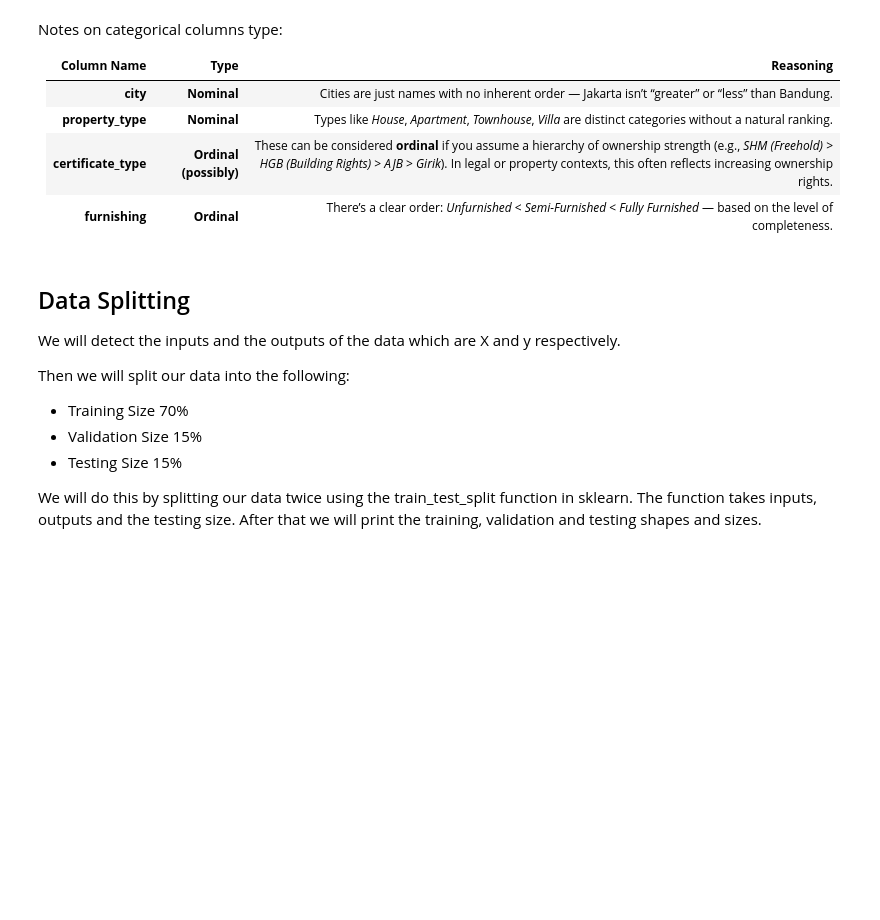
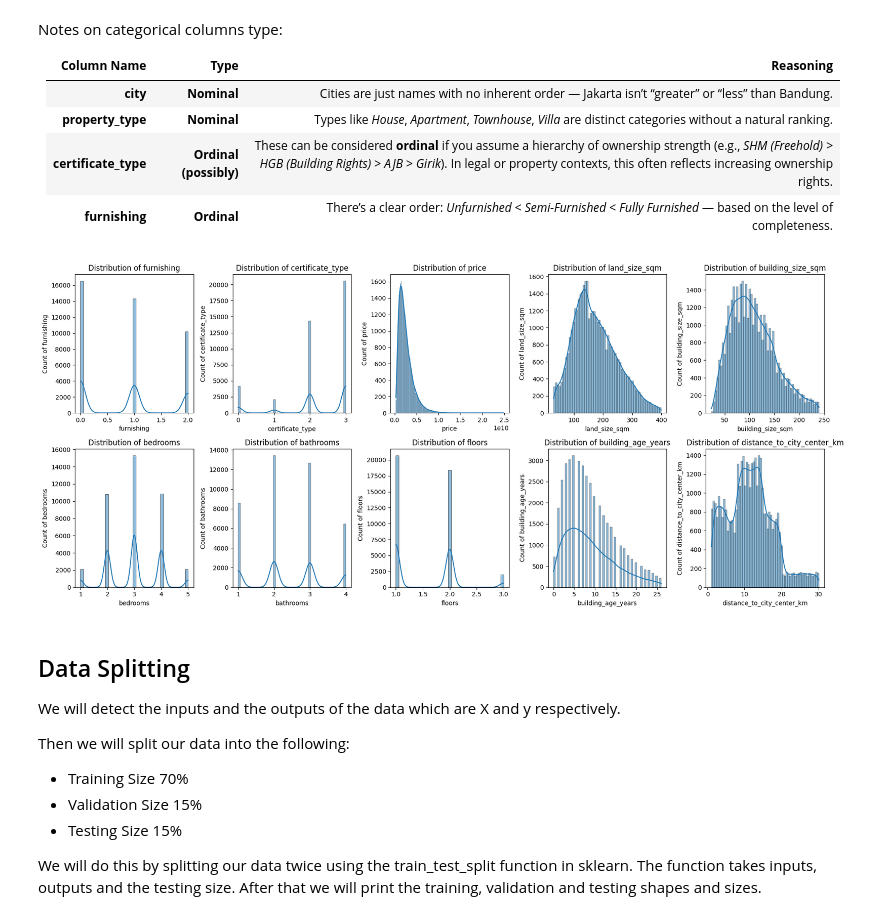
Before and after one commit to mcikalmerdeka/pytorch-learning, a Jupyter notebook: house_price_regression/main.ipynb, the cells around one changed output. Cells and saved outputs as stored; diff of their text form; code cells hidden in the pictures; blank space fills up the shorter version.

Commit message:
edit up until feature scaling

```diff
--- a/house_price_regression/main.ipynb
+++ b/house_price_regression/main.ipynb
@@ -234,0 +221,7 @@ Notes on categorical columns type:
+# %%
+# Check distribution before implementing scaling
+excluded_binary_columns = [col for col in df_encoded.columns if df_encoded[col].nunique() == 2 and set(df_encoded[col].unique()) == {0, 1}]
+selected_columns = [col for col in df_encoded.columns if col not in excluded_binary_columns]
+plot_dynamic_hisplots_kdeplots(df=df_encoded, col_series=selected_columns, ncols=5, figsize=(18, 8))
+# %% [output]
+[figure, added]
```
Also changed, not shown: parts of 4 cells of this notebook.
